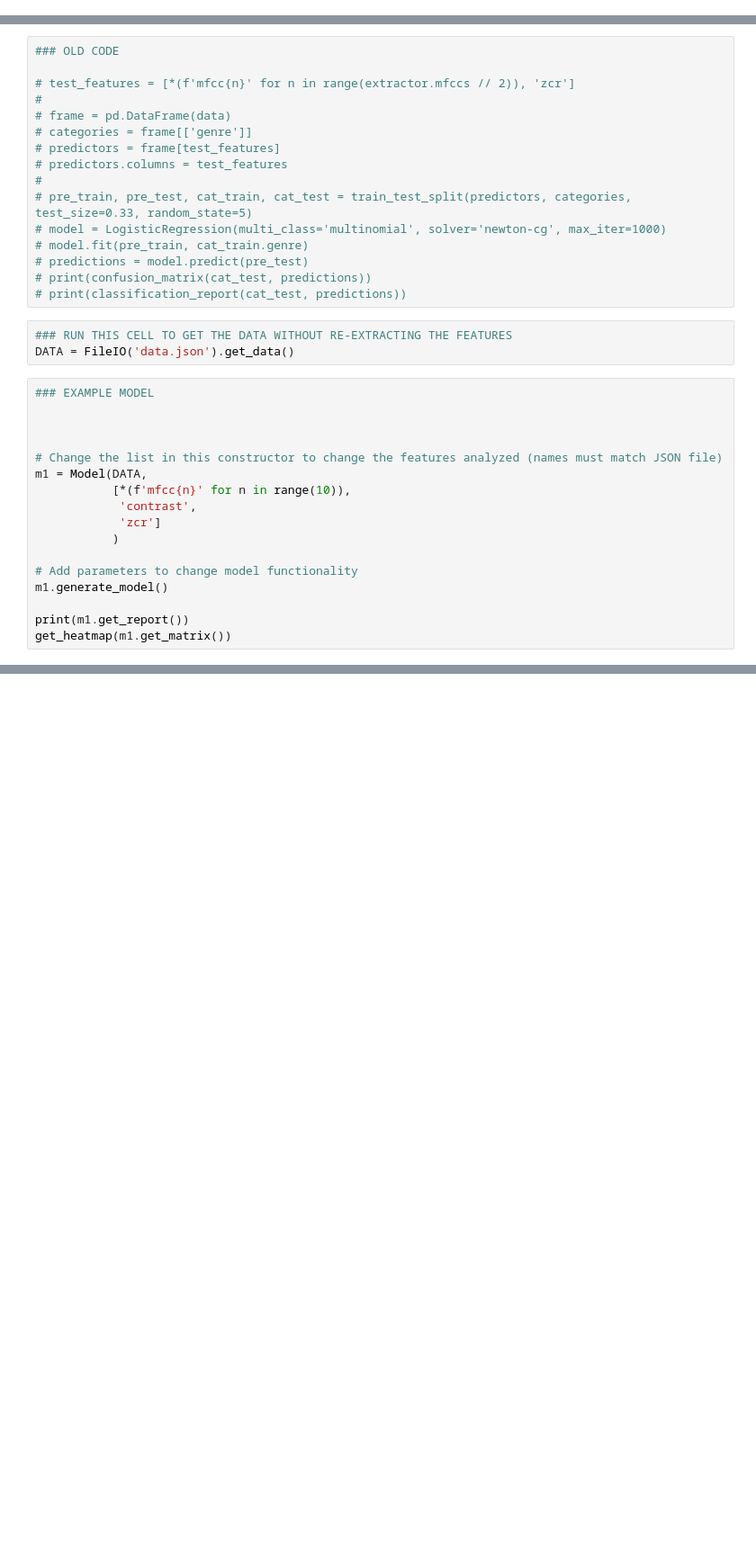
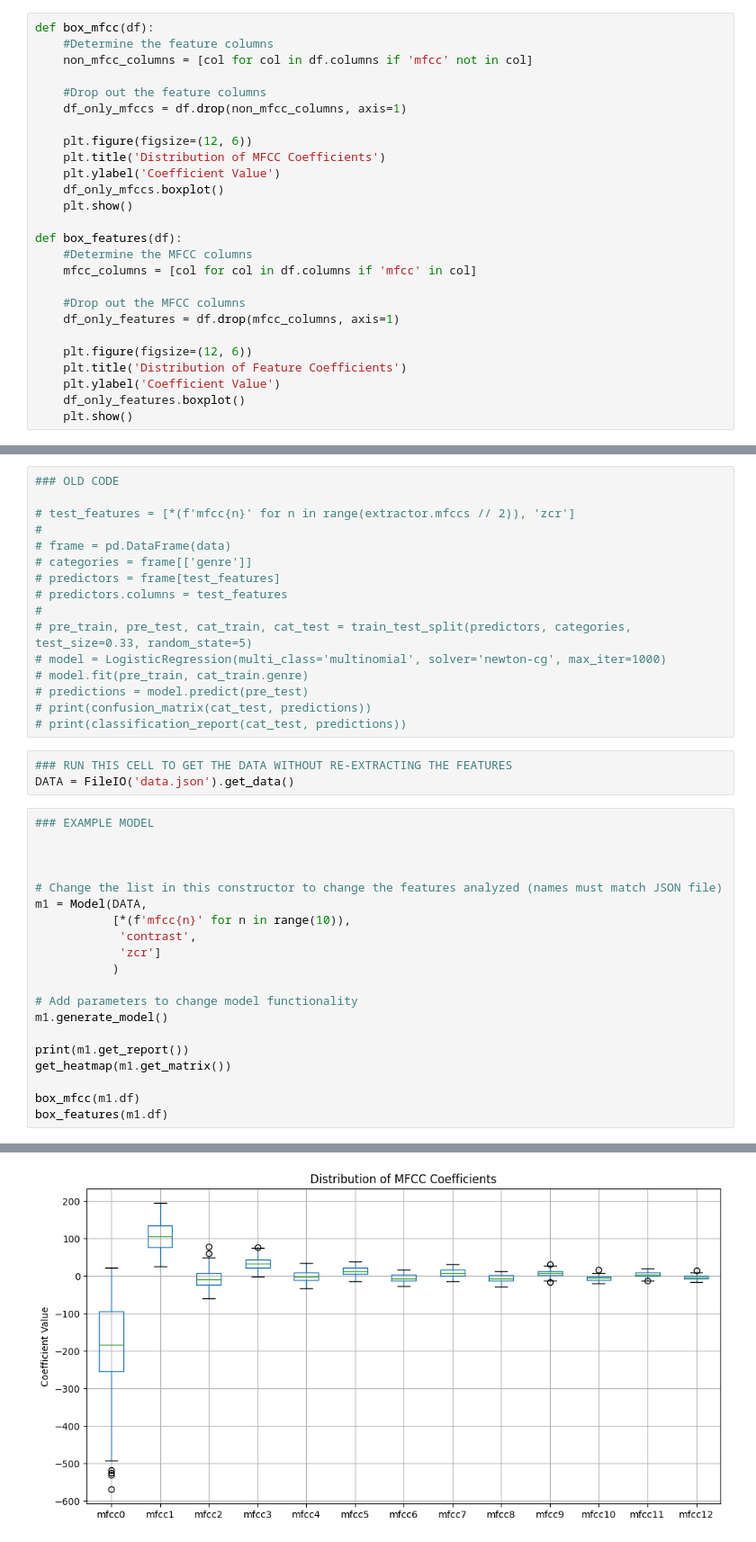
Before and after one commit to Andethy/AudioTechII-Final, a Jupyter notebook: final.ipynb, the cells around one changed output, grey strips where cells are left out. Shown at 90% size. Cells and saved outputs as stored; diff of their text form; blank space fills up the shorter version.

Commit message:
boxplot

```diff
--- a/final.ipynb
+++ b/final.ipynb
@@ -172,6 +172,32 @@ def get_heatmap(matrix):
             color='white' if val > np.max(confusion_matrix_data)/2 else 'black')
 
     plt.show()
+# %%
+def box_mfcc(df):
+    #Determine the feature columns
+    non_mfcc_columns = [col for col in df.columns if 'mfcc' not in col]
+
+    #Drop out the feature columns
+    df_only_mfccs = df.drop(non_mfcc_columns, axis=1)
+
+    plt.figure(figsize=(12, 6))
+    plt.title('Distribution of MFCC Coefficients')
+    plt.ylabel('Coefficient Value')
+    df_only_mfccs.boxplot()
+    plt.show()
+
+def box_features(df):
+    #Determine the MFCC columns
+    mfcc_columns = [col for col in df.columns if 'mfcc' in col]
+
+    #Drop out the MFCC columns
+    df_only_features = df.drop(mfcc_columns, axis=1)
+
+    plt.figure(figsize=(12, 6))
+    plt.title('Distribution of Feature Coefficients')
+    plt.ylabel('Coefficient Value')
+    df_only_features.boxplot()
+    plt.show()
 # %%
 ### ONLY RUN THIS CELL TO EXTRACT FEATURES
 DATA = []
@@ -227,30 +253,34 @@ DATA = FileIO('data.json').get_data()
 # %%
 ### EXAMPLE MODEL
 
 
 
 # Change the list in this constructor to change the features analyzed (names must match JSON file)
 m1 = Model(DATA,
            [*(f'mfcc{n}' for n in range(10)),
             'contrast',
             'zcr']
            )
 
 # Add parameters to change model functionality
 m1.generate_model()
 
 print(m1.get_report())
 get_heatmap(m1.get_matrix())
+
+box_mfcc(m1.df)
+box_features(m1.df)
 # %% [output]
               precision    recall  f1-score   support
 
    classical       0.82      0.82      0.82        11
       hiphop       0.57      0.40      0.47        20
         jazz       0.58      0.94      0.71        16
          pop       0.59      0.81      0.68        16
       reggae       0.70      0.35      0.47        20
 
     accuracy                           0.63        83
    macro avg       0.65      0.66      0.63        83
 weighted avg       0.64      0.63      0.60        83
 [figure]
+[figure, added]
```
Also changed, not shown: parts of 1 cell of this notebook.
